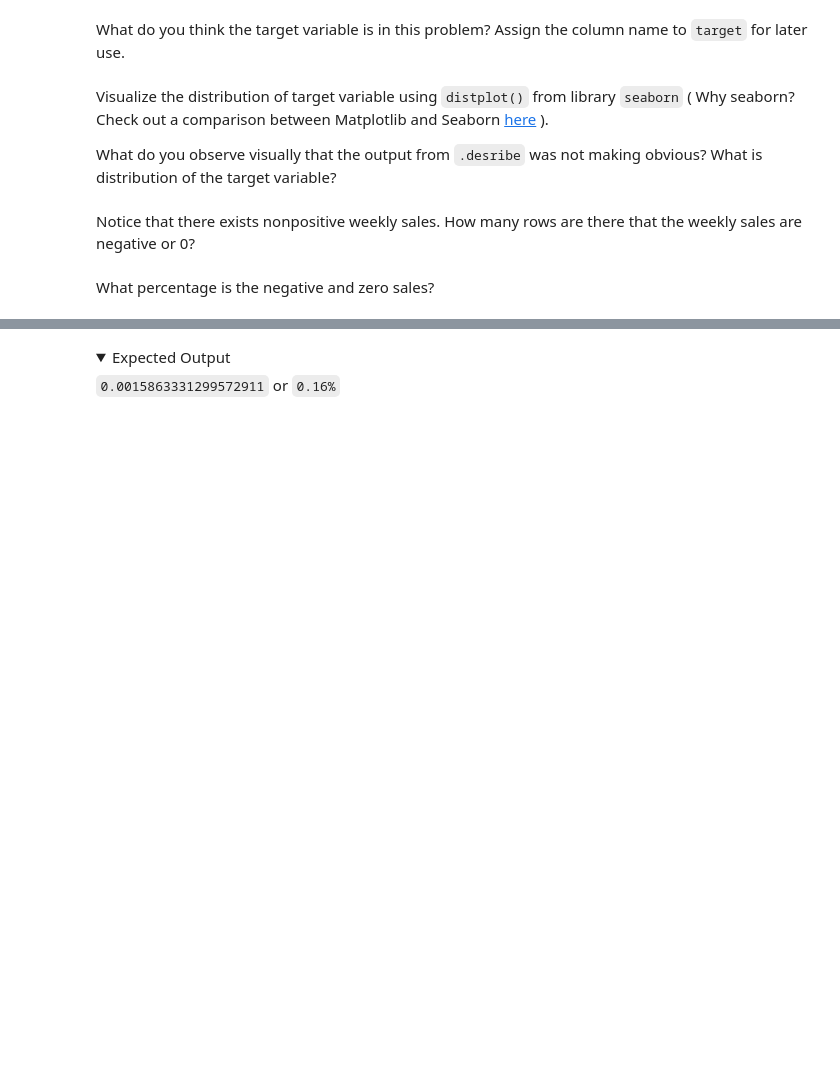
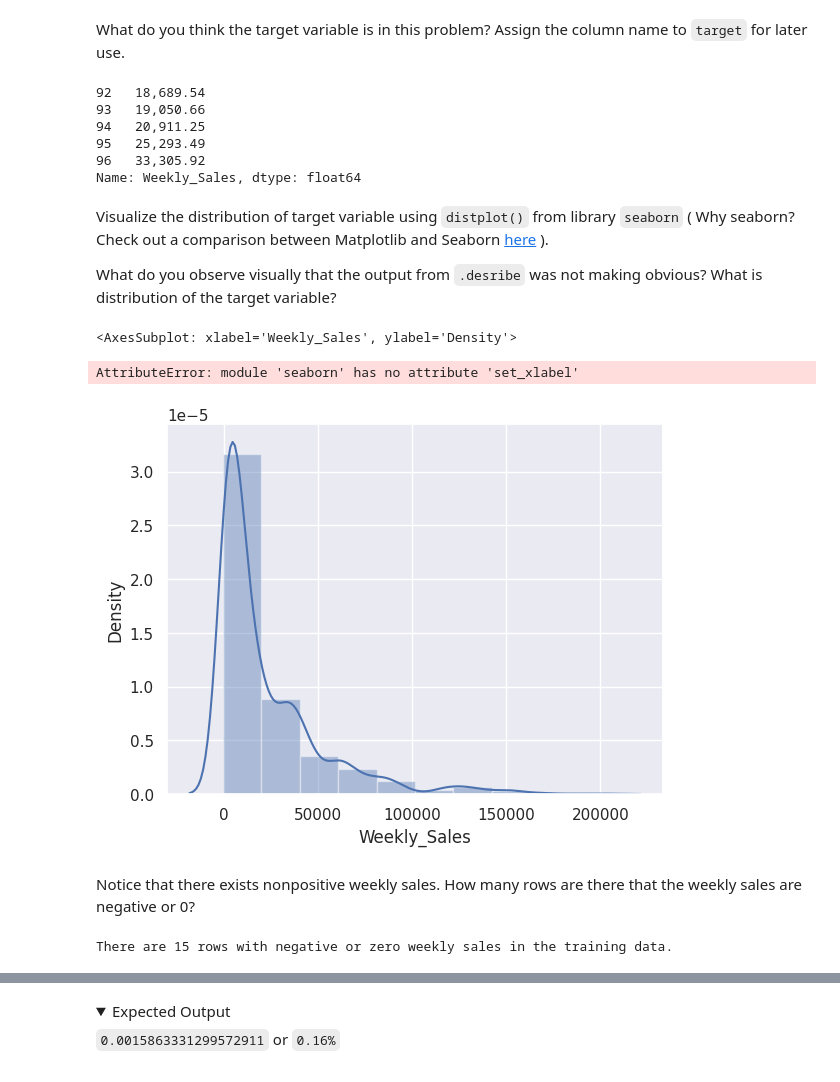
Before and after one commit to skflwright/FourthBrain, a Jupyter notebook: assignments/week-04-data-eng-airflow/nb/walmart-sales-data.ipynb, the cells around one changed output, grey strips where cells are left out. Saved outputs shown, nothing was run; the diff lists cells and outputs as text; code cells hidden in the pictures; folded sections open; blank space fills up the shorter version.

```diff
--- a/assignments/week-04-data-eng-airflow/nb/walmart-sales-data.ipynb
+++ b/assignments/week-04-data-eng-airflow/nb/walmart-sales-data.ipynb
@@ -158,7 +209,7 @@ dtype: object
 # %% [markdown]
 Then, convert the Date column to a datetime object.
 # %%
-df.Date=pd.to_datetime(df.Date)
+df1.Date= pd.to_datetime(df1.Date)
 # %% [markdown]
 Verify that the `Date` column's datatype has changed as expected.
 # %%
@@ -171,2 +220,7 @@ df['year'] = # YOUR CODE HERE
+# %%
+# Hint: use the dt accessor
+df1['week']     = df1['Date'].dt.week
+df1['month']    = df1['Date'].dt.month
+df1['year']     = df1['Date'].dt.year
 # %% [markdown]
 Verify that now there are 19 columns in your DataFrame.
@@ -267,3 +391,5 @@ Are there any missing values? Use `.isna()` and `.sum()` to show the number of m
+# %%
+df1.dropna(inplace=True)
 # %% [markdown]
 <details>
 <summary>Expected Output</summary>
@@ -298,3 +422,13 @@ target = # YOUR CODE HERE
+# %%
+target = df1['Weekly_Sales'].copy()
+target.head()
+# %% [output]
+92   18,689.54
+93   19,050.66
+94   20,911.25
+95   25,293.49
+96   33,305.92
+Name: Weekly_Sales, dtype: float64
 # %% [markdown]
 Visualize the distribution of target variable using `distplot()` from library `seaborn` ( Why seaborn? Check out a comparison between Matplotlib and Seaborn [here](https://analyticsindiamag.com/comparing-python-data-visualization-tools-matplotlib-vs-seaborn/) ).
 
@@ -305,8 +436,32 @@ import seaborn as sns
+# %%
+import seaborn as sns
+# YOUR CODE HERE and set the bins to 10
+
+import seaborn as sns
+
+# Assuming that your dataframe is named df
+sns.set(style='darkgrid')
+sns.distplot(df1['Weekly_Sales'],bins=10)
+
+# Set plot title and axes labels
+#sns.set_title('Distribution of Weekly Sales')
+sns.set_xlabel('Weekly Sales')
+sns.set_ylabel('Density')
+
+# Display the plot
+sns.show()
+# %% [output]
+<AxesSubplot: xlabel='Weekly_Sales', ylabel='Density'>
+AttributeError: module 'seaborn' has no attribute 'set_xlabel'
+[figure, added]
 # %% [markdown]
 Notice that there exists nonpositive weekly sales. How many rows are there that the weekly sales are negative or 0?
 # %%
 # YOUR CODE HERE
 # HINT Sum of values less than or equal to 0 in training data
-# Expected Output: 13
+negative_sales = (df1_train['Weekly_Sales'] <= 0).sum()
+print(f"There are {negative_sales} rows with negative or zero weekly sales in the training data.")
+
+# Expected Output: 13 (I got 15 from the training set...)
+# %% [output]
+There are 15 rows with negative or zero weekly sales in the training data.
-# %% [markdown]
-What percentage is the negative and zero sales?
```
Also changed, not shown: parts of 84 cells of this notebook, 8 other files.
